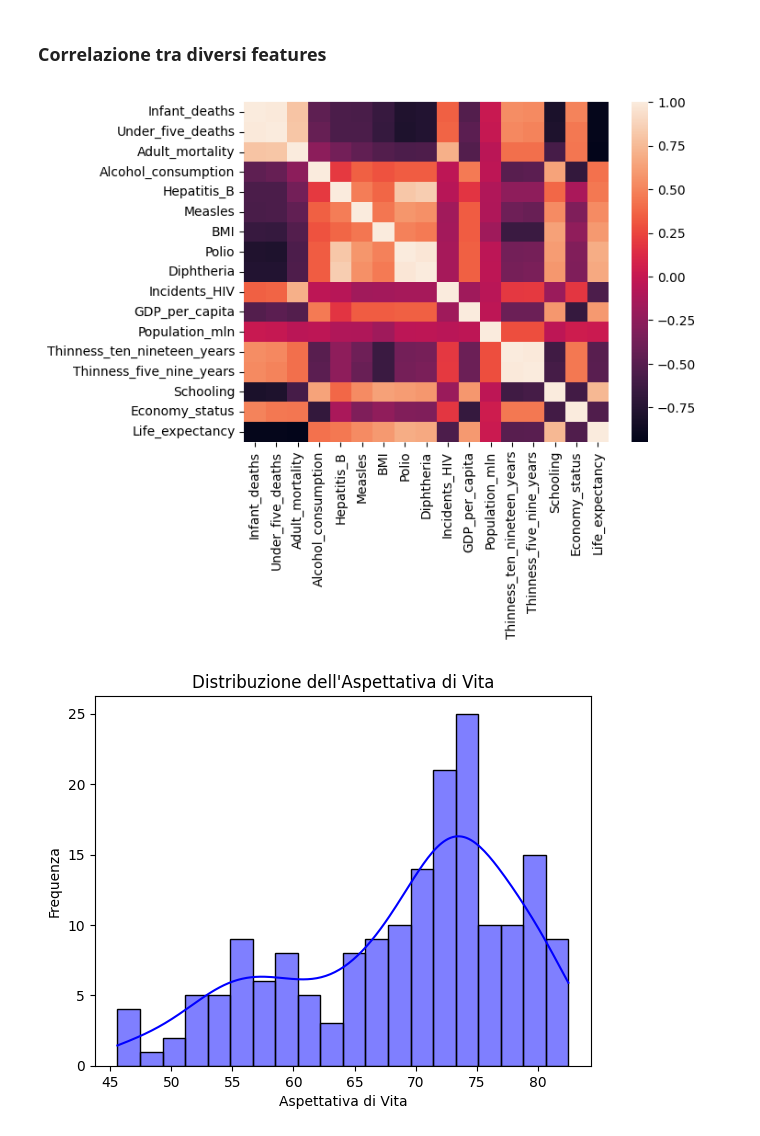
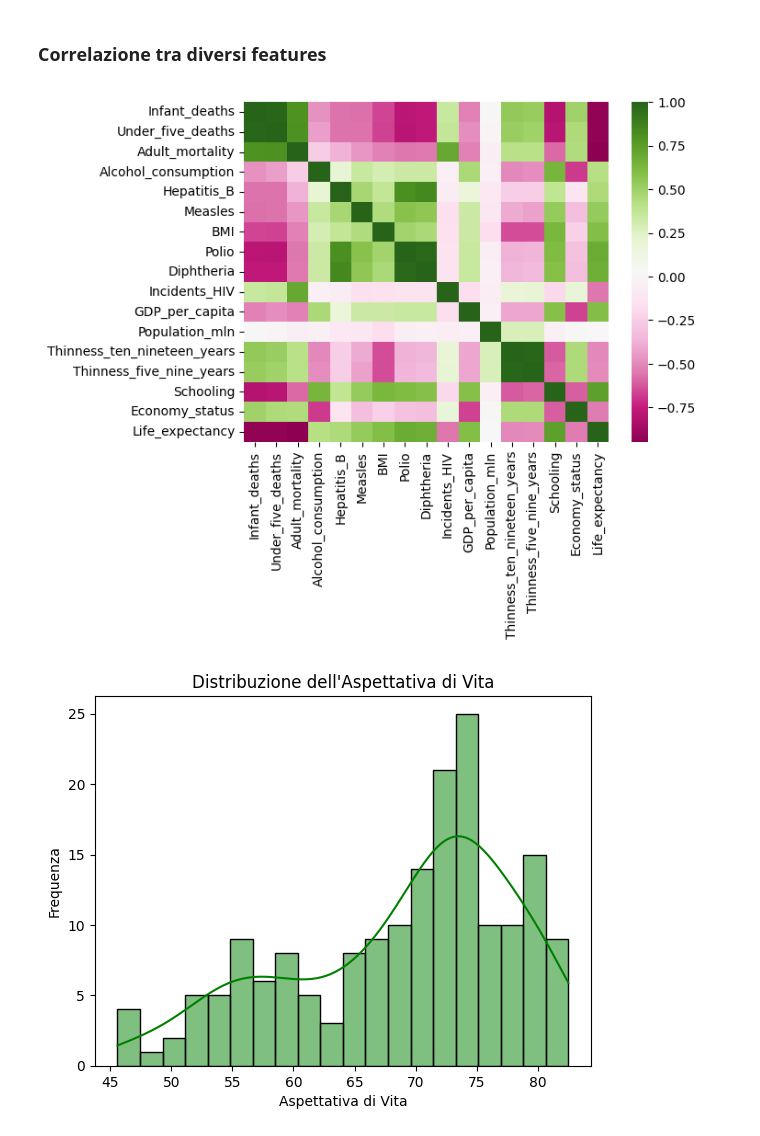
Before and after one commit to SkybunNataliia/Progetto-BigData, a Jupyter notebook: aspettativa_di_vita.ipynb, the cells around one changed output. Drawn from its saved outputs; the diff is of its cells as text; code cells hidden in the pictures.

Commit message:
Adjust colors

```diff
--- a/aspettativa_di_vita.ipynb
+++ b/aspettativa_di_vita.ipynb
@@ -150,20 +150,20 @@ df['Economy_status'] = df['Economy_status'].astype(int)
 # %%
 # Include solo valori numerici, senza 'Region'
 df_numerico = df.select_dtypes(include=['number'])
 
 # Crea la heatmap
-sns.heatmap(df_numerico.corr())
+sns.heatmap(df_numerico.corr(), cmap="PiYG")
 
 # Mostra la heatmap
 plt.show()
 # %% [output]
-[figure, old version]
+[figure, new version]
 # %%
-sns.histplot(data=df, x='Life_expectancy', kde=True, bins=20, color='blue')
+sns.histplot(data=df, x='Life_expectancy', kde=True, bins=20, color="green")
 
 plt.title('Distribuzione dell\'Aspettativa di Vita')
 plt.xlabel('Aspettativa di Vita')
 plt.ylabel('Frequenza')
 plt.show()
 # %% [output]
-[figure, old version]
+[figure, new version]
```
Also changed, not shown: parts of 1 cell of this notebook.
